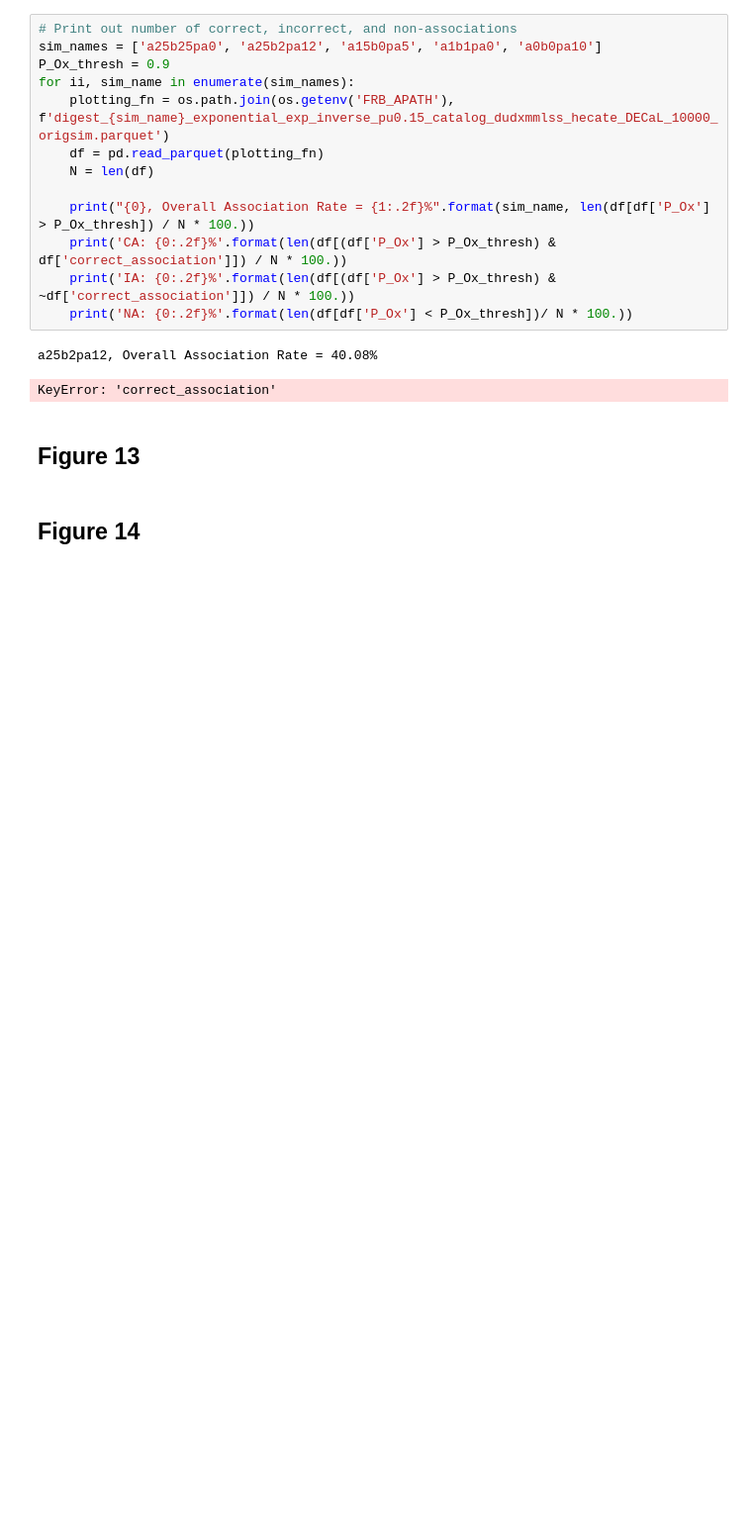
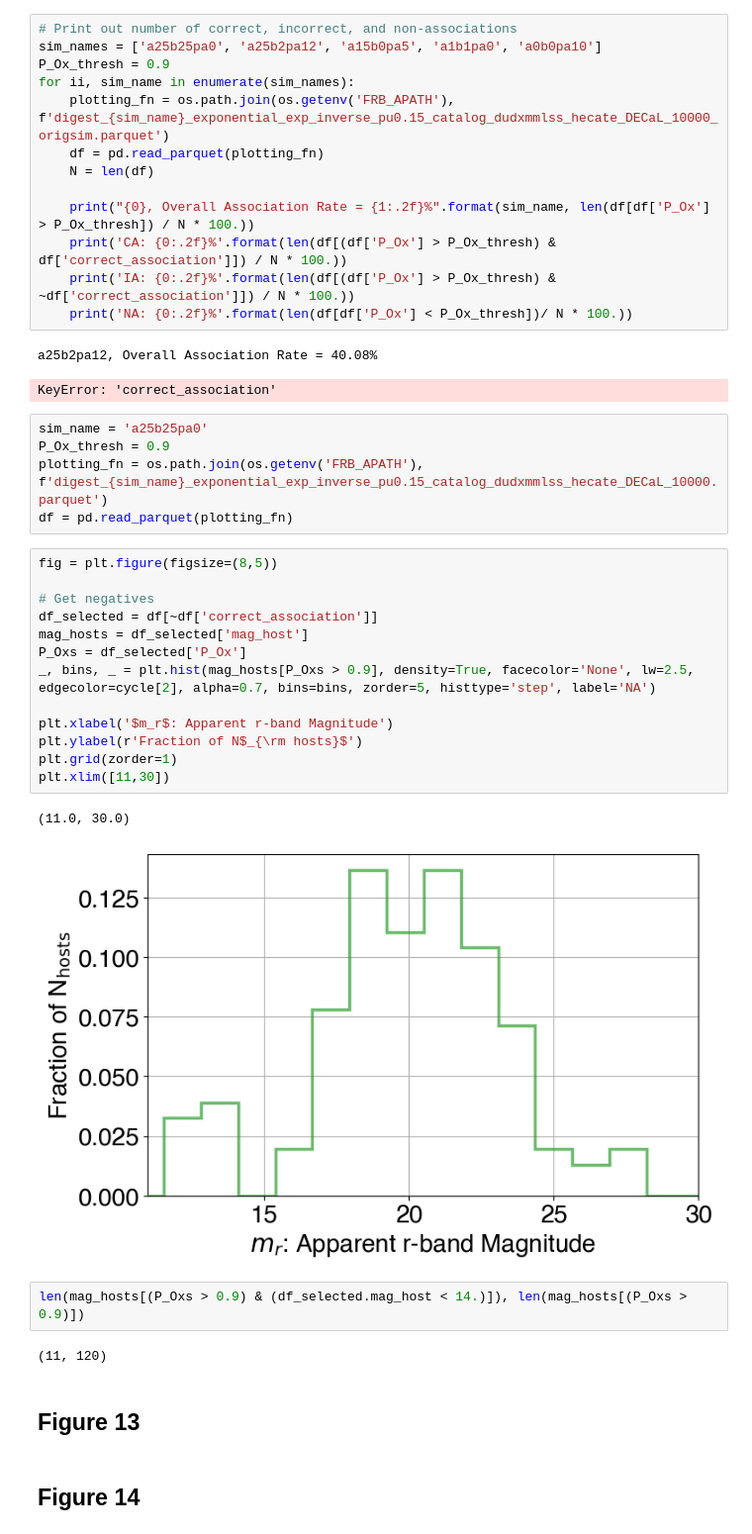
Before and after one commit to FRBs/astropath, a Jupyter notebook: docs/nb/Reproducing_Andersen+26_Figures.ipynb, the cells around one changed output. Shown at 99% size. Cells and saved outputs as stored; diff of their text form; blank space fills up the shorter version.

```diff
--- a/docs/nb/Reproducing_Andersen+26_Figures.ipynb
+++ b/docs/nb/Reproducing_Andersen+26_Figures.ipynb
@@ -2030,6 +2287,31 @@ for ii, sim_name in enumerate(sim_names):
 # %% [output]
 a25b2pa12, Overall Association Rate = 40.08%
 KeyError: 'correct_association'
+# %%
+sim_name = 'a25b25pa0'
+P_Ox_thresh = 0.9
+plotting_fn = os.path.join(os.getenv('FRB_APATH'), f'digest_{sim_name}_exponential_exp_inverse_pu0.15_catalog_dudxmmlss_hecate_DECaL_10000.parquet')
+df = pd.read_parquet(plotting_fn)
+# %%
+fig = plt.figure(figsize=(8,5))
+
+# Get negatives
+df_selected = df[~df['correct_association']]
+mag_hosts = df_selected['mag_host']
+P_Oxs = df_selected['P_Ox']
+_, bins, _ = plt.hist(mag_hosts[P_Oxs > 0.9], density=True, facecolor='None', lw=2.5, edgecolor=cycle[2], alpha=0.7, bins=bins, zorder=5, histtype='step', label='NA')
+
+plt.xlabel('$m_r$: Apparent r-band Magnitude')
+plt.ylabel(r'Fraction of N$_{\rm hosts}$')
+plt.grid(zorder=1)
+plt.xlim([11,30])
+# %% [output]
+(11.0, 30.0)
+[figure, added]
+# %%
+len(mag_hosts[(P_Oxs > 0.9) & (df_selected.mag_host < 14.)]), len(mag_hosts[(P_Oxs > 0.9)])
+# %% [output]
+(11, 120)
 # %% [markdown]
 ## Figure 13
 # %% [markdown]
```
Also changed, not shown: parts of 4 cells of this notebook, 1 other file.
